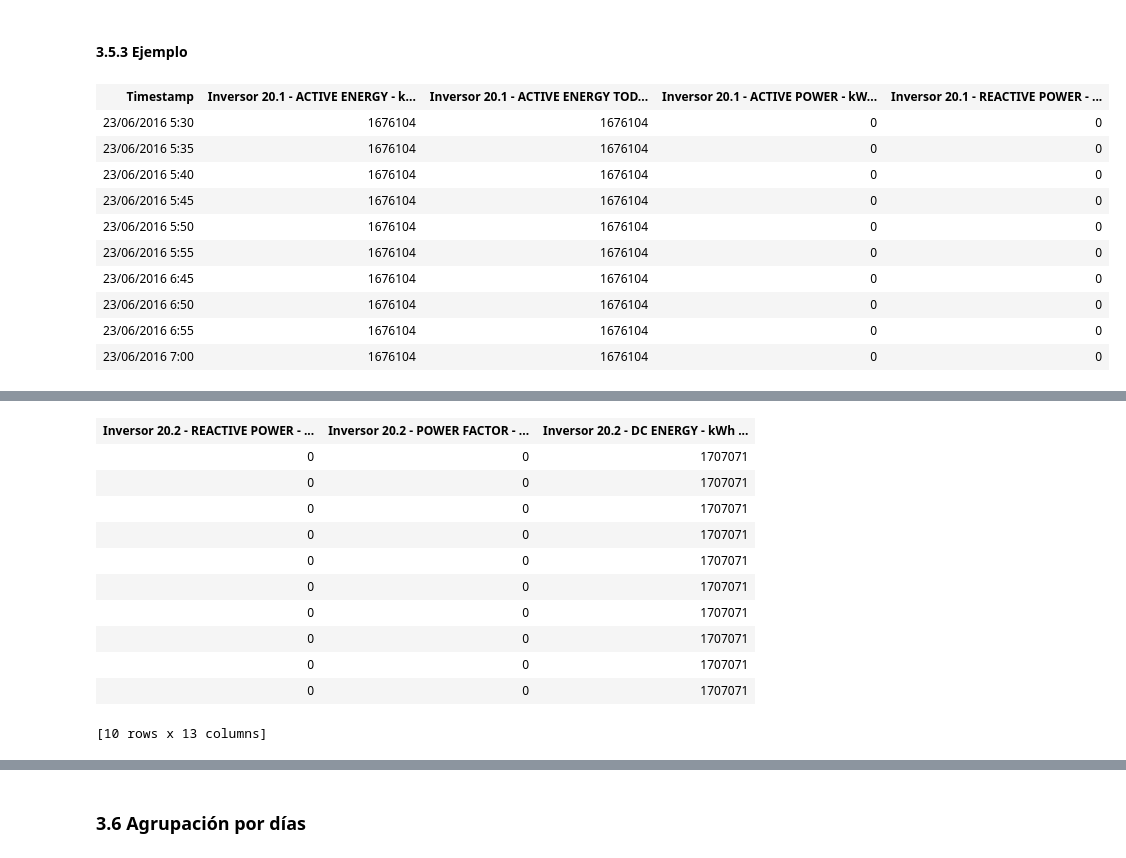
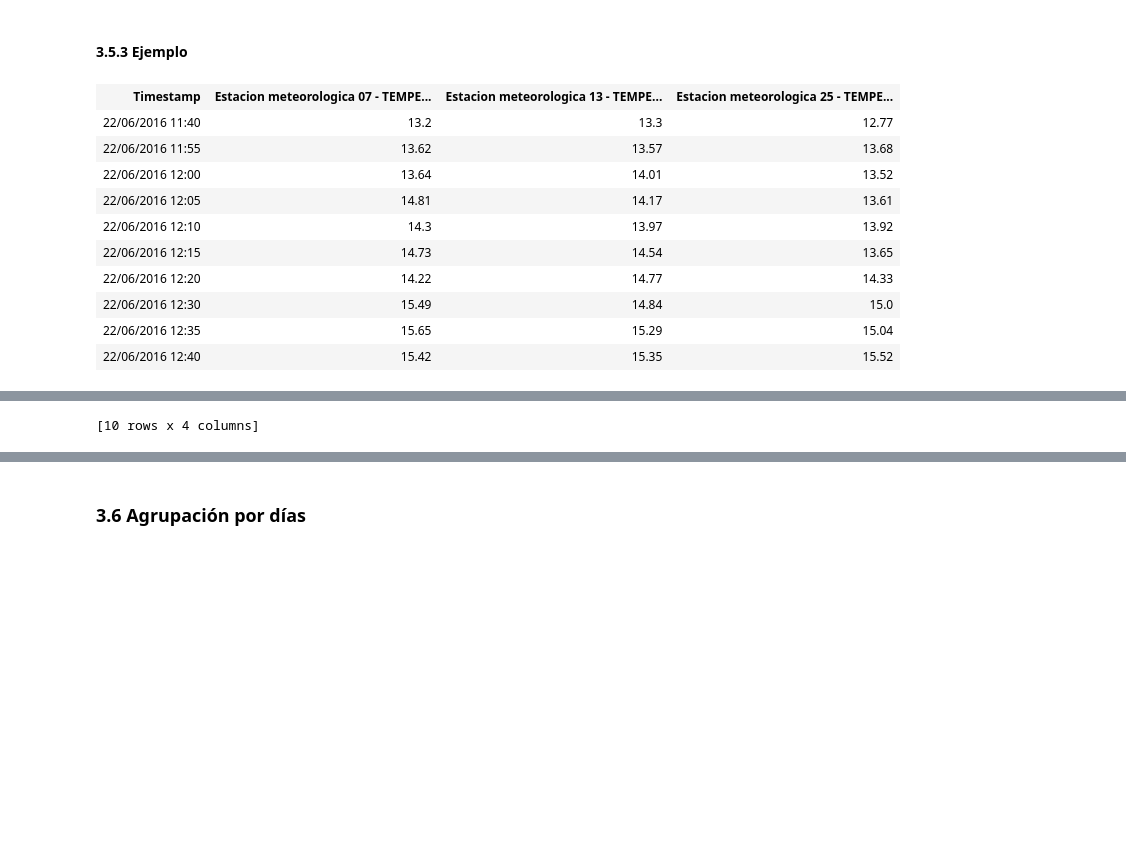
Before and after one commit to jvirico/JACINTA, a Jupyter notebook: trunk/Producción - La Jacinta.ipynb, the cells around one changed output, grey strips where cells are left out. Drawn from its saved outputs; the diff is of its cells as text; code cells hidden in the pictures; blank space fills up the shorter version.

```diff
--- a/trunk/Producción - La Jacinta.ipynb
+++ b/trunk/Producción - La Jacinta.ipynb
@@ -524,3 +522,14 @@ CT23_v1 = CT23[CT23['Inversor 23.2 - COMS STATUS -'] == 0] and CT23[CT23['Invers
 CT24_v1 = CT24[CT24['Inversor 24.2 - COMS STATUS -'] == 0] and CT24[CT24['Inversor 24.1 - COMS STATUS -'] == 0]
 CT25_v1 = CT25[CT25['Inversor 25.2 - COMS STATUS -'] == 0] and CT25[CT25['Inversor 25.1 - COMS STATUS -'] == 0]
 print 'Done!!'
+# %%
+# Muestra pequeña
+Meteo_v1 = Meteo[Meteo['Estacion meteorologica 07 - COMS STATUS -'] == 0] and Meteo[Meteo['Estacion meteorologica 13 - COMS STATUS -'] == 0] and Meteo[Meteo['Estacion meteorologica 25 - COMS STATUS -'] == 0]
+Meteo_v1 = Meteo_v1[Meteo_v1['Estacion meteorologica 07 - COMS STATUS -'] != None] or Meteo_v1[Meteo_v1['Estacion meteorologica 13 - COMS STATUS -'] != None] and Meteo_v1[Meteo_v1['Estacion meteorologica 25 - COMS STATUS -'] != None]
+# TODO:
+#    - Eliminar de Meteo las lecturas raras como -40C, 60C.. parece que a partir de cierta fecha estan todas mal!
+CT01_v1 = CT01[CT01['Inversor 01.2 - COMS STATUS -'] == 0] and CT01[CT01['Inversor 01.1 - COMS STATUS -'] == 0]
+CT01_v1 = CT01_v1[CT01_v1['Inversor 01.1 - COMS STATUS -'] != None] or CT01_v1[CT01_v1['Inversor 01.2 - COMS STATUS -'] != None]
+CT02_v1 = CT02[CT02['Inversor 02.2 - COMS STATUS -'] == 0] and CT02[CT02['Inversor 02.1 - COMS STATUS -'] == 0]
+CT02_v1 = CT02_v1[CT02_v1['Inversor 02.2 - COMS STATUS -'] != None] or CT02_v1[CT02_v1['Inversor 02.1 - COMS STATUS -'] != None]
+print 'Done!!'
@@ -643,16 +706,16 @@ Done!
 # %% [markdown]
 #### 3.5.3 Ejemplo
 # %%
-CT20_v2.head()
+Meteo_v2_short.head()
 # %% [output]
-| Timestamp | Inversor 20.1 - ACTIVE ENERGY - k... | Inversor 20.1 - ACTIVE ENERGY TOD... | Inversor 20.1 - ACTIVE POWER - kW... | Inversor 20.1 - REACTIVE POWER - ... |
-| 23/06/2016 5:30 | 1676104 | 1676104 | 0 | 0 |
-| 23/06/2016 5:35 | 1676104 | 1676104 | 0 | 0 |
-| 23/06/2016 5:40 | 1676104 | 1676104 | 0 | 0 |
-| 23/06/2016 5:45 | 1676104 | 1676104 | 0 | 0 |
-| 23/06/2016 5:50 | 1676104 | 1676104 | 0 | 0 |
-| 23/06/2016 5:55 | 1676104 | 1676104 | 0 | 0 |
-| 23/06/2016 6:45 | 1676104 | 1676104 | 0 | 0 |
-| 23/06/2016 6:50 | 1676104 | 1676104 | 0 | 0 |
-| 23/06/2016 6:55 | 1676104 | 1676104 | 0 | 0 |
-| 23/06/2016 7:00 | 1676104 | 1676104 | 0 | 0 |
+| Timestamp | Estacion meteorologica 07 - TEMPE... | Estacion meteorologica 13 - TEMPE... | Estacion meteorologica 25 - TEMPE... |
+| 22/06/2016 11:40 | 13.2 | 13.3 | 12.77 |
+| 22/06/2016 11:55 | 13.62 | 13.57 | 13.68 |
+| 22/06/2016 12:00 | 13.64 | 14.01 | 13.52 |
+| 22/06/2016 12:05 | 14.81 | 14.17 | 13.61 |
+| 22/06/2016 12:10 | 14.3 | 13.97 | 13.92 |
+| 22/06/2016 12:15 | 14.73 | 14.54 | 13.65 |
+| 22/06/2016 12:20 | 14.22 | 14.77 | 14.33 |
+| 22/06/2016 12:30 | 15.49 | 14.84 | 15.0 |
+| 22/06/2016 12:35 | 15.65 | 15.29 | 15.04 |
+| 22/06/2016 12:40 | 15.42 | 15.35 | 15.52 |
@@ -670,12 +722 @@ CT20_v2.head()
-| Inversor 20.2 - REACTIVE POWER - ... | Inversor 20.2 - POWER FACTOR - ... | Inversor 20.2 - DC ENERGY - kWh ... |
-| 0 | 0 | 1707071 |
-| 0 | 0 | 1707071 |
-| 0 | 0 | 1707071 |
-| 0 | 0 | 1707071 |
-| 0 | 0 | 1707071 |
-| 0 | 0 | 1707071 |
-| 0 | 0 | 1707071 |
-| 0 | 0 | 1707071 |
-| 0 | 0 | 1707071 |
-| 0 | 0 | 1707071 |
-[10 rows x 13 columns]
+[10 rows x 4 columns]
```
Also changed, not shown: parts of 54 cells of this notebook.
